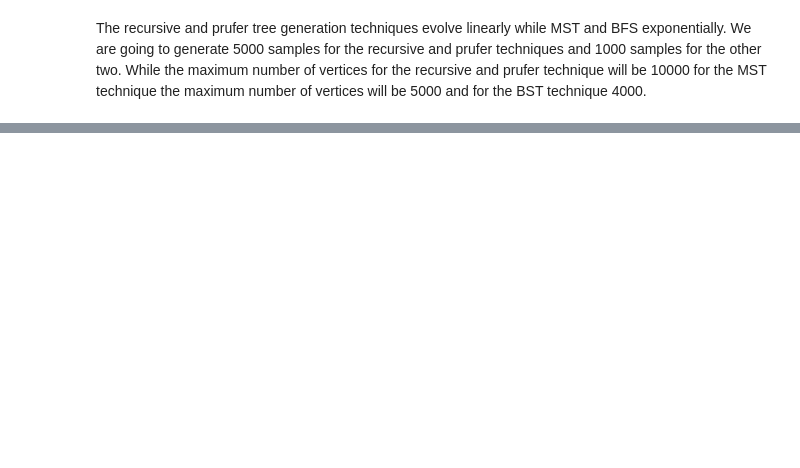
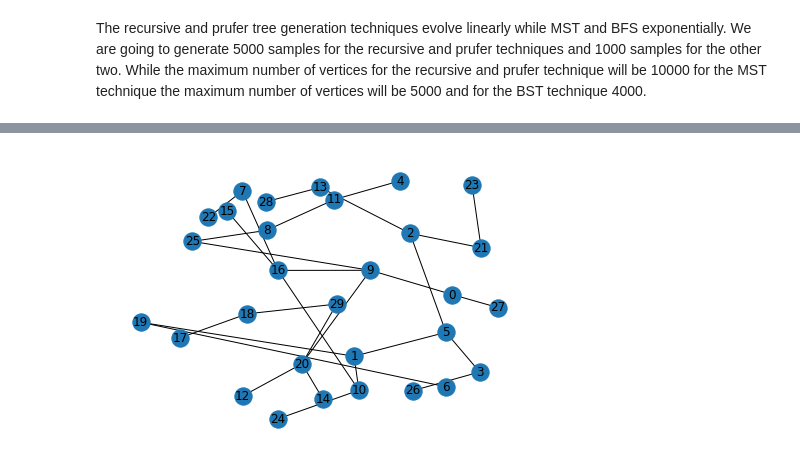
Before and after one commit to mendoza95/b_chromatic_colouring, a Jupyter notebook: b_chromatic_test.ipynb, the cells around one changed output, grey strips where cells are left out. Cells and saved outputs as stored; diff of their text form; code cells hidden in the pictures; blank space fills up the shorter version.

```diff
--- a/b_chromatic_test.ipynb
+++ b/b_chromatic_test.ipynb
@@ -191,0 +202,4 @@ with open("saving_trees_1.trees", "r") as f:
+# %%
+nx.draw(G2, with_labels=True)
+# %% [output]
+[figure, added]
```
Also changed, not shown: parts of 13 cells of this notebook, 2 other files.
